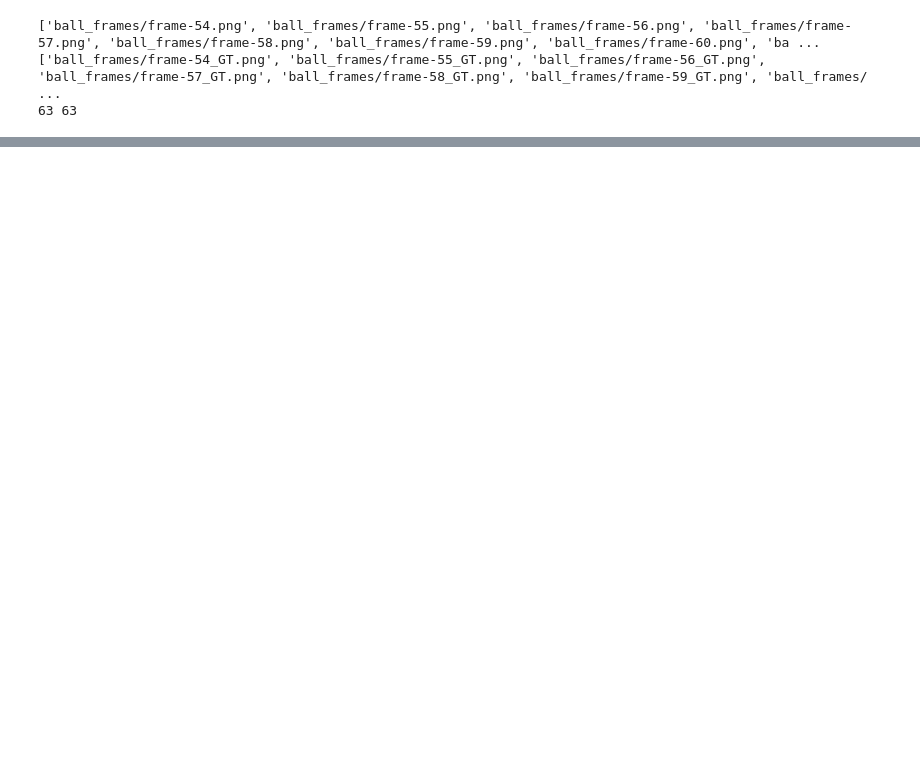
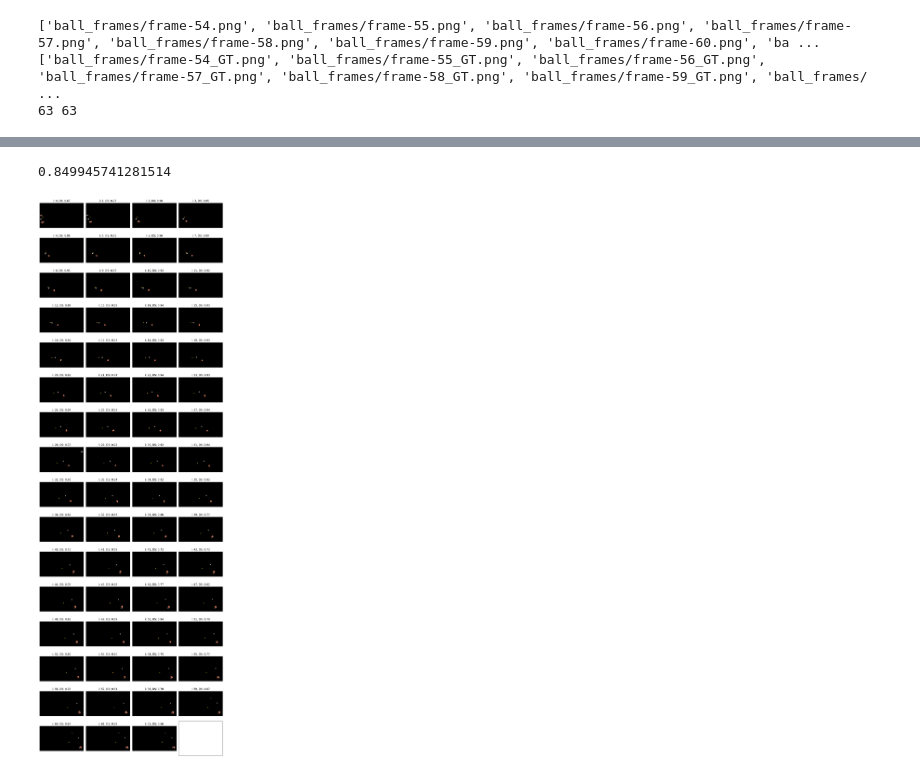
Before and after one commit to LiyouZhou/MScRAS_CV, a Jupyter notebook: assessment/code/assessment.ipynb, the cells around one changed output, grey strips where cells are left out. Cells and saved outputs as stored; diff of their text form; code cells hidden in the pictures; blank space fills up the shorter version.

```diff
--- a/assessment/code/assessment.ipynb
+++ b/assessment/code/assessment.ipynb
@@ -184,0 +223,54 @@ plt.imshow(img1, cmap='gray')
+# %%
+def get_mask(idx):
+    img = cv2.imread(ball_frame_files[idx])
+
+    mask_1 = ball_detection_morph(img)
+    mask_2 = yellow_color_thresholding(img)
+
+
+    nxt_idx = idx + 1
+    if nxt_idx == len(ball_frame_files):
+        nxt_idx = idx - 1
+    next_img = cv2.imread(ball_frame_files[nxt_idx])
+    mask = cv2.bitwise_or(mask_1, mask_2)
+    motion_mask = estimate_motion_area(img, next_img)
+    mask = cv2.bitwise_and(mask, motion_mask)
+
+    return mask
+
+def get_gt_mask(idx):
+    gt_mask = cv2.imread(ball_frame_gt_files[idx])
+    gt_mask = cv2.cvtColor(gt_mask, cv2.COLOR_BGR2GRAY)
+    gt_mask = gt_mask.astype(np.uint8)
+    gt_mask = (1 * (gt_mask > 50)).astype(np.uint8)
+    return gt_mask
+
+_, axs = plt.subplots(16, 4, figsize=(12, 36))
+axs = axs.flatten()
+
+DSs = []
+for idx, fn, fn_gt, ax in list(zip( range(len(ball_frame_files)),
+    ball_frame_files, ball_frame_gt_files, axs
+)):
+    img = cv2.imread(fn)
+    mask = get_mask(idx)
+    gt_mask = get_gt_mask(idx)
+
+    DS = 2 * np.sum(cv2.bitwise_and(gt_mask, mask)) / (np.sum(mask) + np.sum(gt_mask))
+    masked_img = cv2.bitwise_and(img, img, mask = mask)
+
+    # ax.imshow(gt_mask, cmap='gray')
+    ax.imshow(cv2.cvtColor(masked_img, cv2.COLOR_BGR2RGB))
+    ax.title.set_text(f"i: {idx}, DS: {DS:.2f}")
+    DSs.append(DS)
+
+# remove the x and y ticks
+for ax in axs:
+    ax.set_xticks([])
+    ax.set_yticks([])
+plt.tight_layout()
+print(np.mean(DSs))
+plt.savefig("../report/figures/segmentation_results.png")
+# %% [output]
+0.849945741281514
+[figure, added]
```
Also changed, not shown: parts of 16 cells of this notebook, 46 other files.
